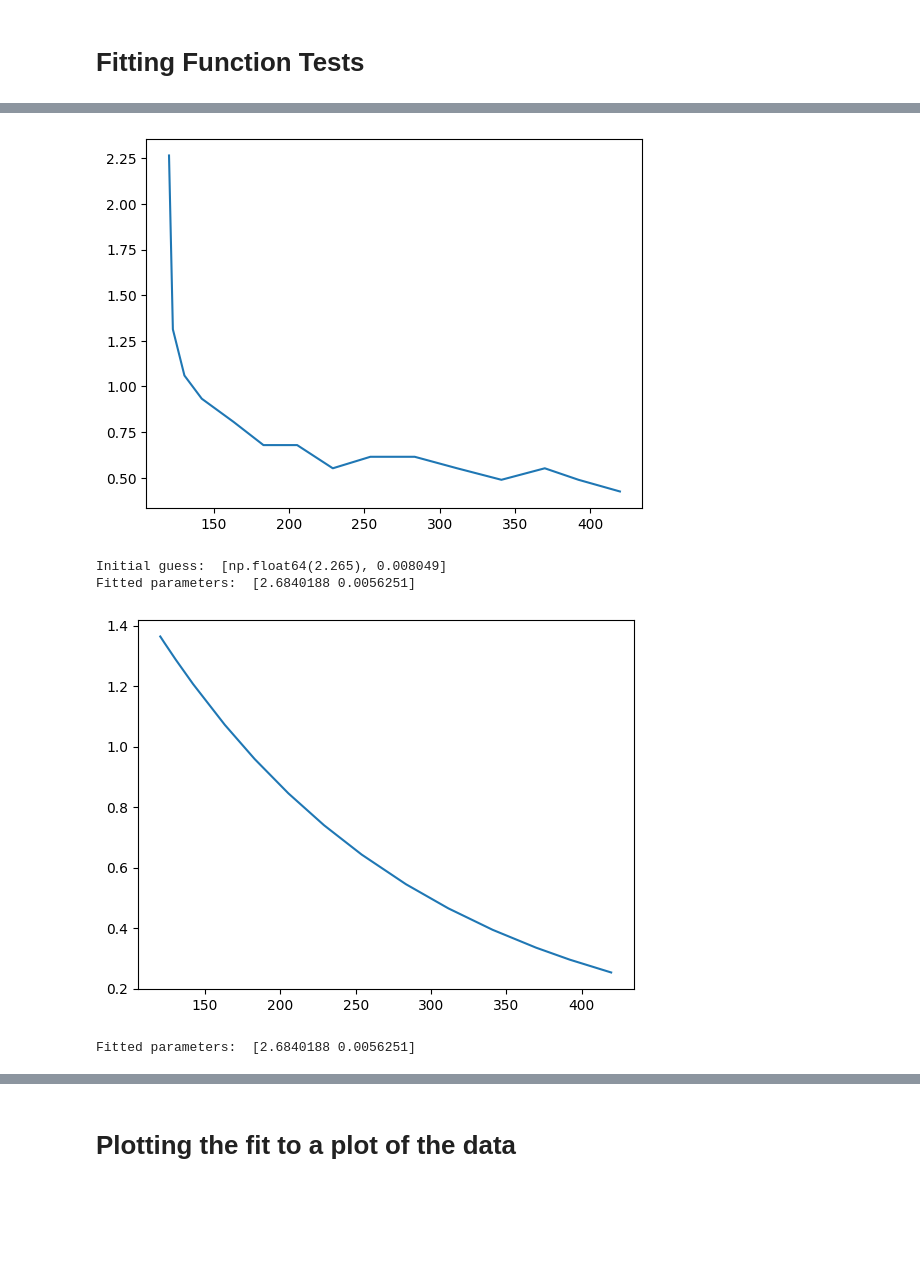
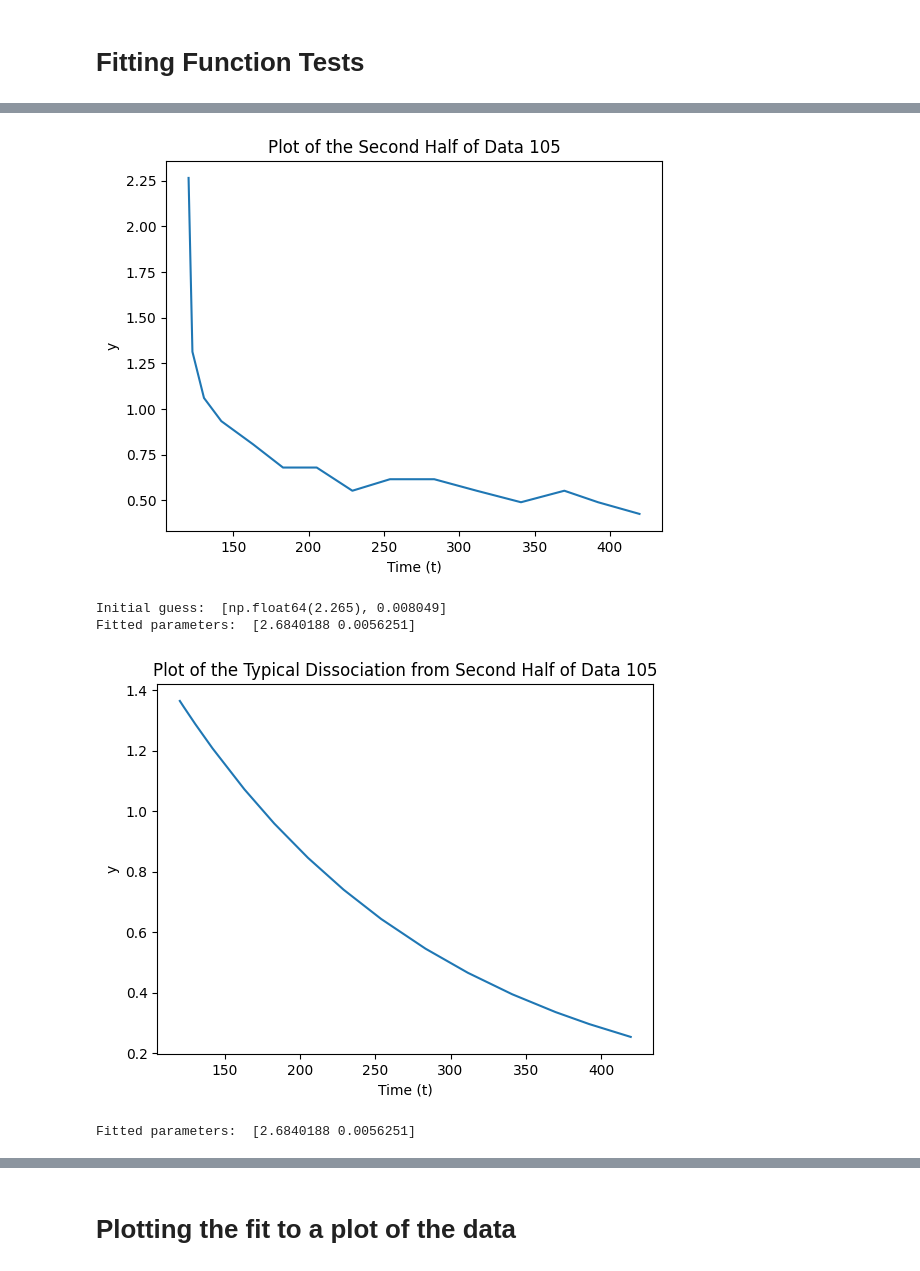
Before and after one commit to Ara101/Data_extraction_kinetic_signaling_data, a Jupyter notebook: code/python/rate_kinetics_0.ipynb, the cells around one changed output, grey strips where cells are left out. Cells and saved outputs as stored; diff of their text form; code cells hidden in the pictures; blank space fills up the shorter version.

```diff
--- a/code/python/rate_kinetics_0.ipynb
+++ b/code/python/rate_kinetics_0.ipynb
@@ -369,37 +360,42 @@ testFile105
 # Testing second half of the data with dissocation equation
 
 testFile105 = importCleanData("VEGFA165_NRP1_0.5-8nM_Lu2023.xlsx", "sheet1", ["Time 0.5nM", "RU 0.5nM"])
 # remove the first 4 rows
 testFile105 = testFile105.iloc[14:]
 testFile105 = testFile105.iloc[:]
 testFile105
 # plot the data
 plt.plot(testFile105["Time 0.5nM"], testFile105["RU 0.5nM"])
+plt.xlabel('Time (t)')
+plt.ylabel('y')
+plt.title('Plot of the Second Half of Data 105')
 plt.show ()
 
 # Initial guess for the parameters
 y_initial = testFile105.iloc[0, 1]
 y_final = testFile105["RU 0.5nM"].iloc[-1]  # Extract the single value
 #initial_guess = [y_initial, y_final, 6e1, 0.5, 1]
 initial_guess = [y_initial, 0.008049]
 print("Initial guess: ", initial_guess)
 
 # data
 t_data = testFile105["Time 0.5nM"]
 response_data = testFile105["RU 0.5nM"]
 
 param_k, pcov_k = curve_fit(typical_dissociation, t_data, response_data, p0=initial_guess)
 print("Fitted parameters: ", param_k)
 
-# plot the fitted data
-# created fitted response data
+# plot the typical dissociation fitted data
 fitted_response= typical_dissociation(testFile105["Time 0.5nM"], *param_k)
 plt.plot(testFile105["Time 0.5nM"], fitted_response, label='Fitted Data')
+plt.xlabel('Time (t)')
+plt.ylabel('y')
+plt.title('Plot of the Typical Dissociation from Second Half of Data 105')
 plt.show ()
 print("Fitted parameters: ", param_k)
 # %% [output]
-[figure, old version]
+[figure, new version]
 Initial guess:  [np.float64(2.265), 0.008049]
 Fitted parameters:  [2.6840188 0.0056251]
-[figure, old version]
+[figure, new version]
 Fitted parameters:  [2.6840188 0.0056251]
```
Also changed, not shown: parts of 14 cells of this notebook.
